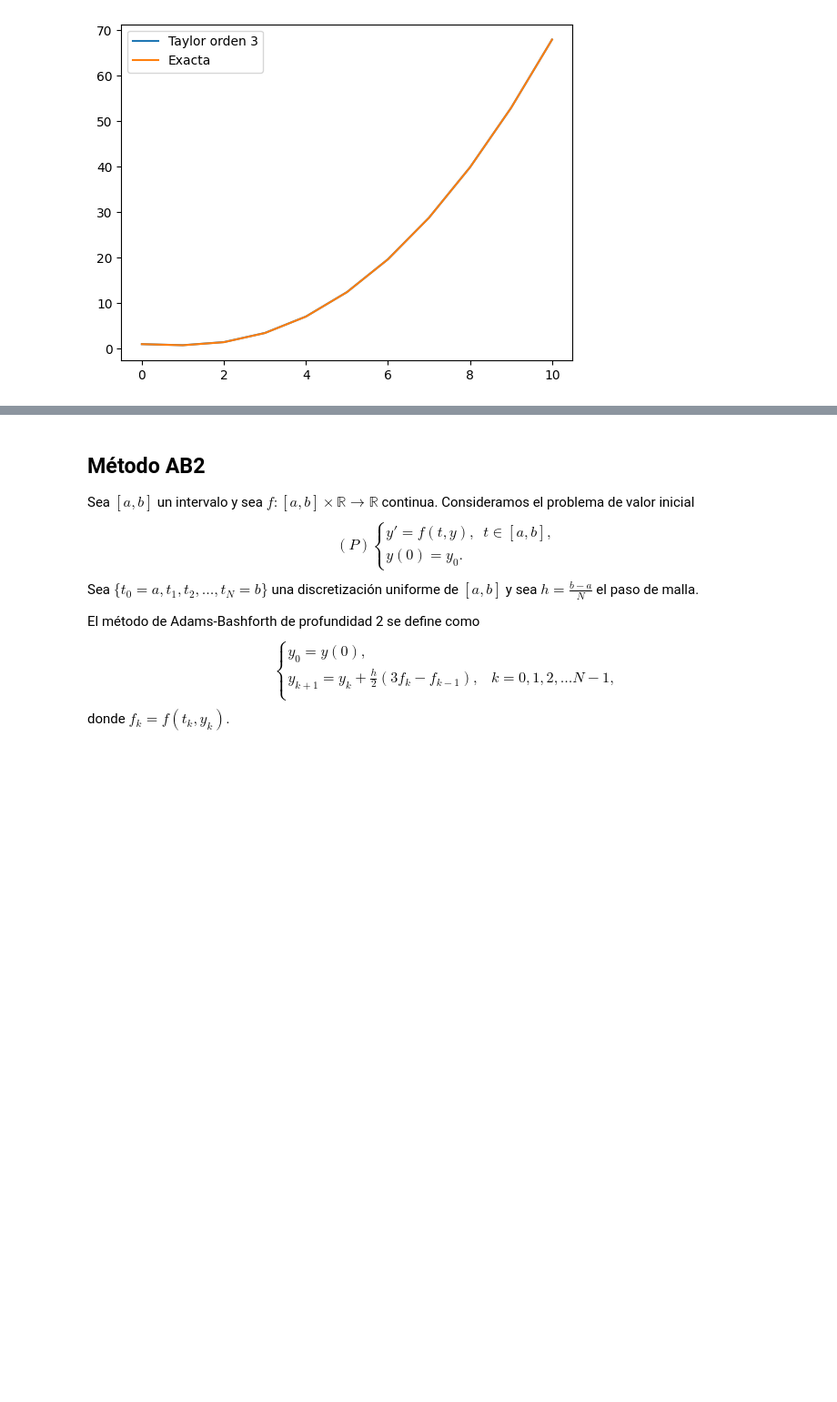
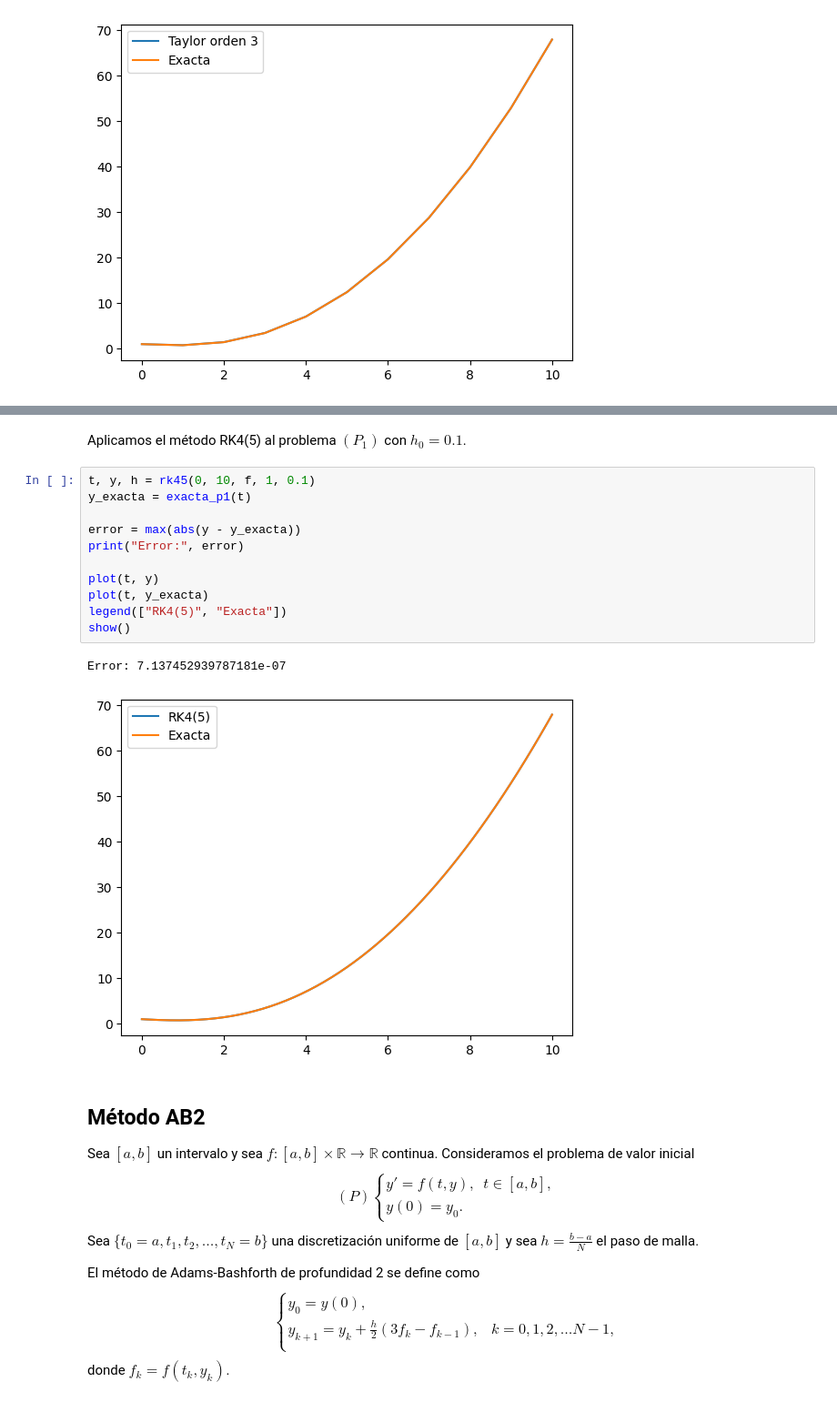
Before and after one commit to DanielSevillano/matematicas-python, a Jupyter notebook: Resolución numérica de problemas de valor inicial.ipynb, the cells around one changed output, grey strips where cells are left out. Shown at 91% size. Cells and saved outputs as stored; diff of their text form; blank space fills up the shorter version.

```diff
--- a/Resolución numérica de problemas de valor inicial.ipynb
+++ b/Resolución numérica de problemas de valor inicial.ipynb
@@ -351,3 +552,19 @@ Error: 0.020034560422318437
+# %% [markdown]
+Aplicamos el método RK4(5) al problema $(P_1)$ con $h_0 = 0.1$.
+# %%
+t, y, h = rk45(0, 10, f, 1, 0.1)
+y_exacta = exacta_p1(t)
+
+error = max(abs(y - y_exacta))
+print("Error:", error)
+
+plot(t, y)
+plot(t, y_exacta)
+legend(["RK4(5)", "Exacta"])
+show()
+# %% [output]
+Error: 7.137452939787181e-07
+[figure, added]
 # %% [markdown]
 ## Método AB2
 Sea $[a, b]$ un intervalo y sea $f: [a, b] \times \mathbb{R} \to \mathbb{R}$ continua.
```
Also changed, not shown: parts of 8 cells of this notebook, 1 other file.
